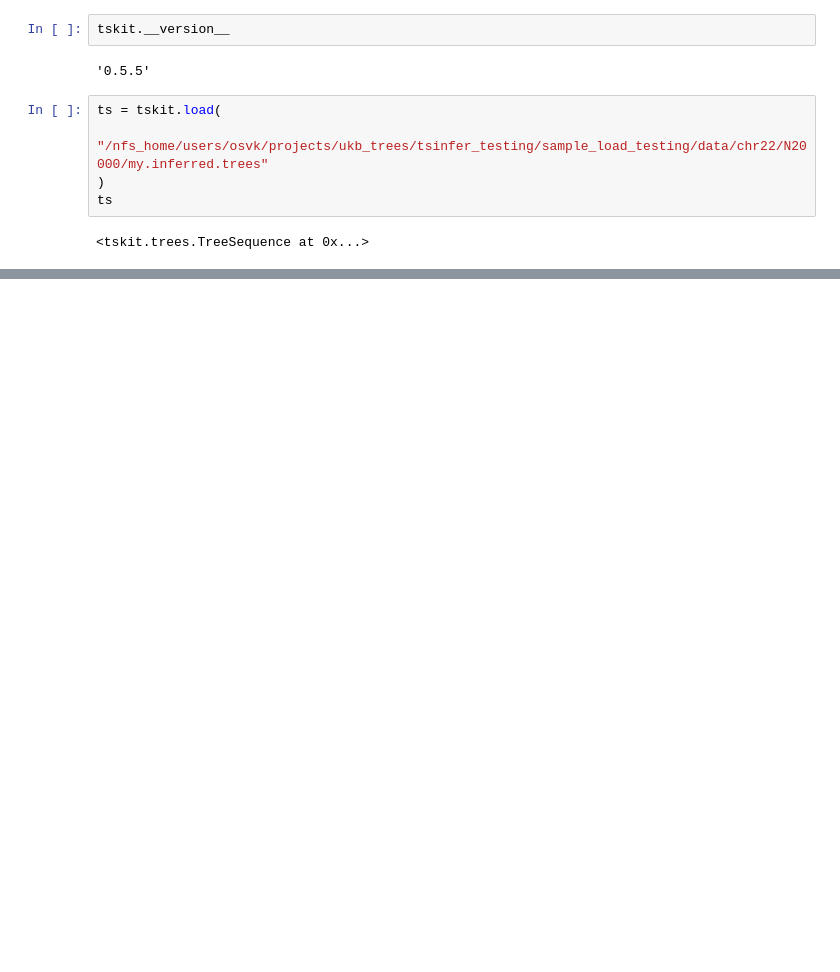
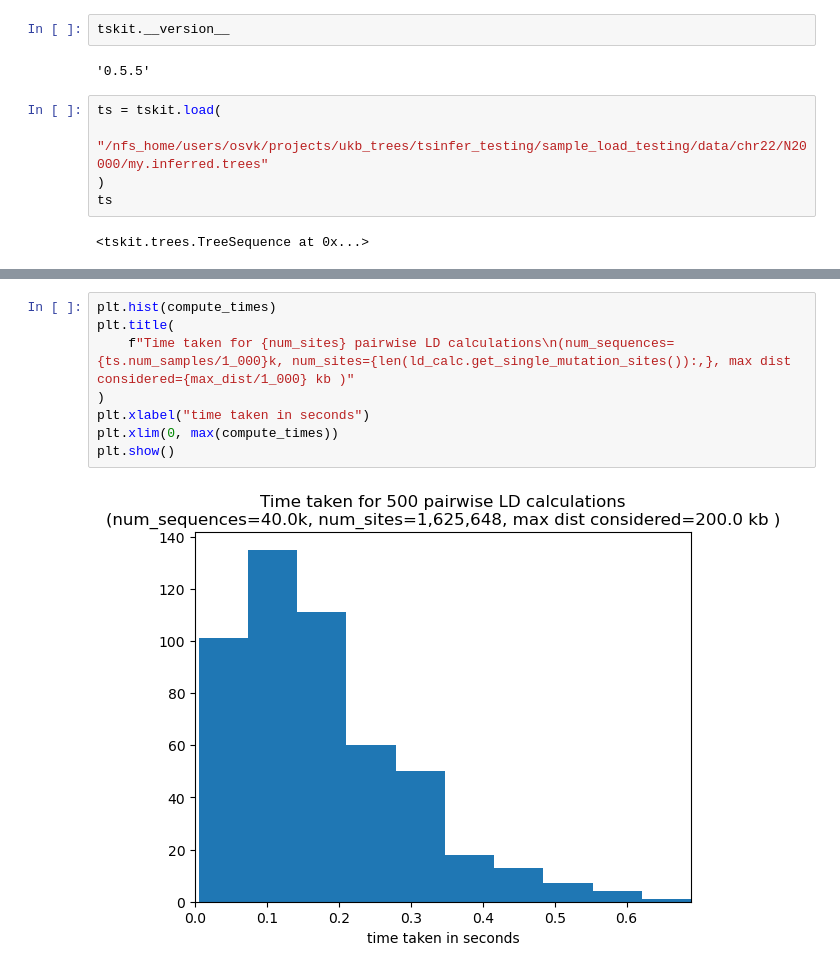
Before and after one commit to savitakartik/tskit-ld, a Jupyter notebook: compute_times_inferred_ts.ipynb, the cells around one changed output, grey strips where cells are left out. Drawn from its saved outputs; the diff is of its cells as text; blank space fills up the shorter version.

```diff
--- a/compute_times_inferred_ts.ipynb
+++ b/compute_times_inferred_ts.ipynb
@@ -65,3 +40,13 @@ plt.show()
+# %%
+plt.hist(compute_times)
+plt.title(
+    f"Time taken for {num_sites} pairwise LD calculations\n(num_sequences={ts.num_samples/1_000}k, num_sites={len(ld_calc.get_single_mutation_sites()):,}, max dist considered={max_dist/1_000} kb )"
+)
+plt.xlabel("time taken in seconds")
+plt.xlim(0, max(compute_times))
+plt.show()
+# %% [output]
+[figure, added]
 # %%
 # make a scatterplot of distance vs time
 plt.scatter(x=np.array(distances), y=compute_times, s=5)
```
Also changed, not shown: parts of 7 cells of this notebook.
